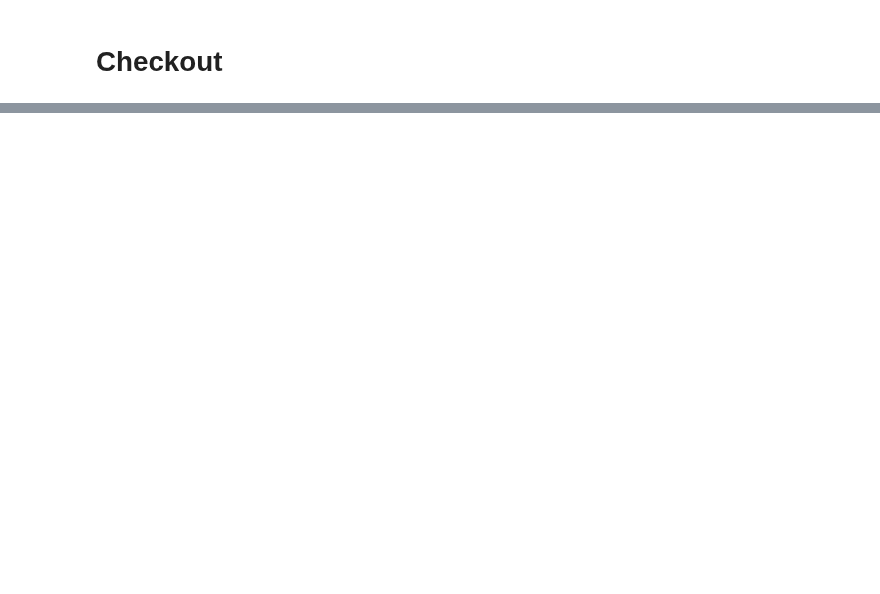
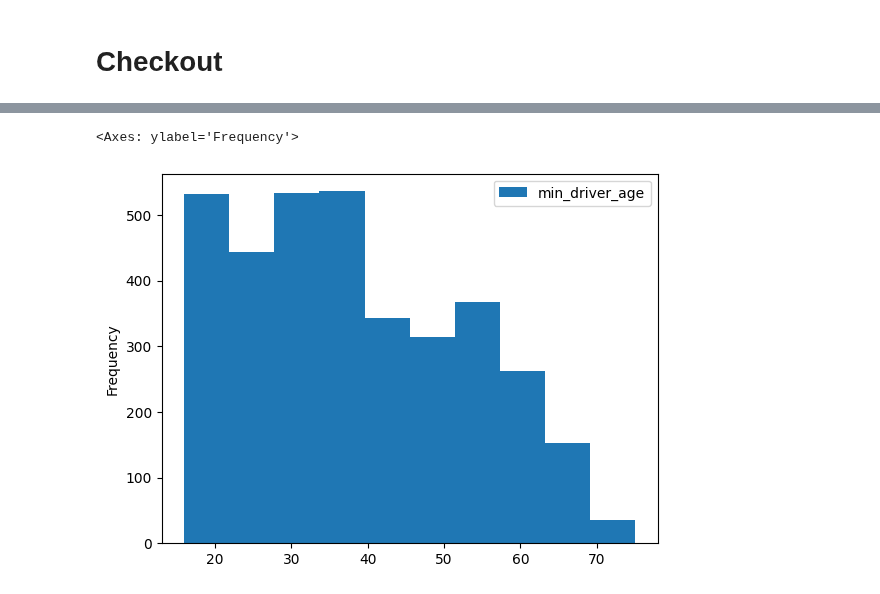
Before and after one commit to rosacker/msds_498_insurance_loss_modeling, a Jupyter notebook: synthetic_data_creation/Data_Creation.ipynb, the cells around one changed output, grey strips where cells are left out. Cells and saved outputs as stored; diff of their text form; code cells hidden in the pictures; blank space fills up the shorter version.

```diff
--- a/synthetic_data_creation/Data_Creation.ipynb
+++ b/synthetic_data_creation/Data_Creation.ipynb
@@ -78,3 +76,9 @@ df[['annual_mileage']].plot.hist(bins = 100)
+# %%
+result_df = pd.DataFrame([x.summary_with_debugging for x in houses if x.inforce])
+result_df[['min_driver_age']].plot.hist()
+# %% [output]
+<Axes: ylabel='Frequency'>
+[figure, added]
 # %%
 result_df = pd.DataFrame([x.summary_with_debugging for x in houses if x.inforce])
 result_df[['max_driver_hazard']].plot.hist()
```
Also changed, not shown: parts of 8 cells of this notebook, 3 other files.
